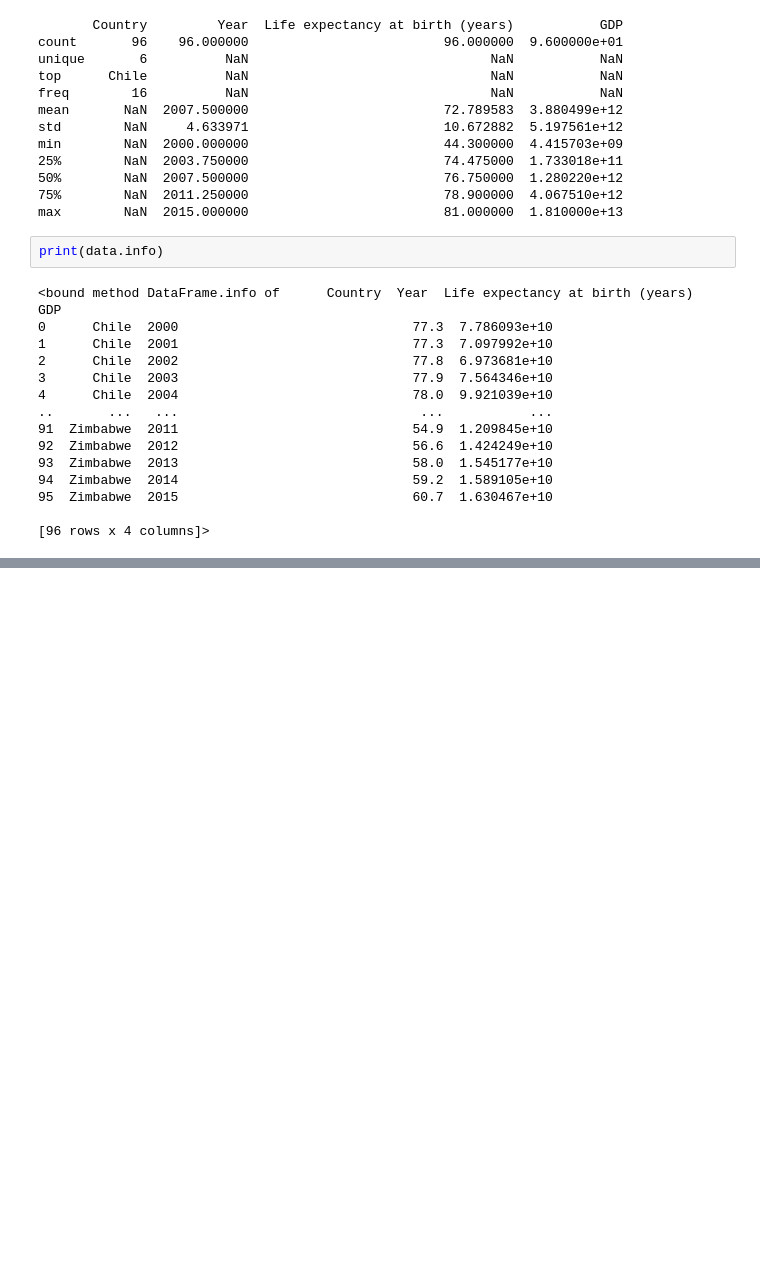
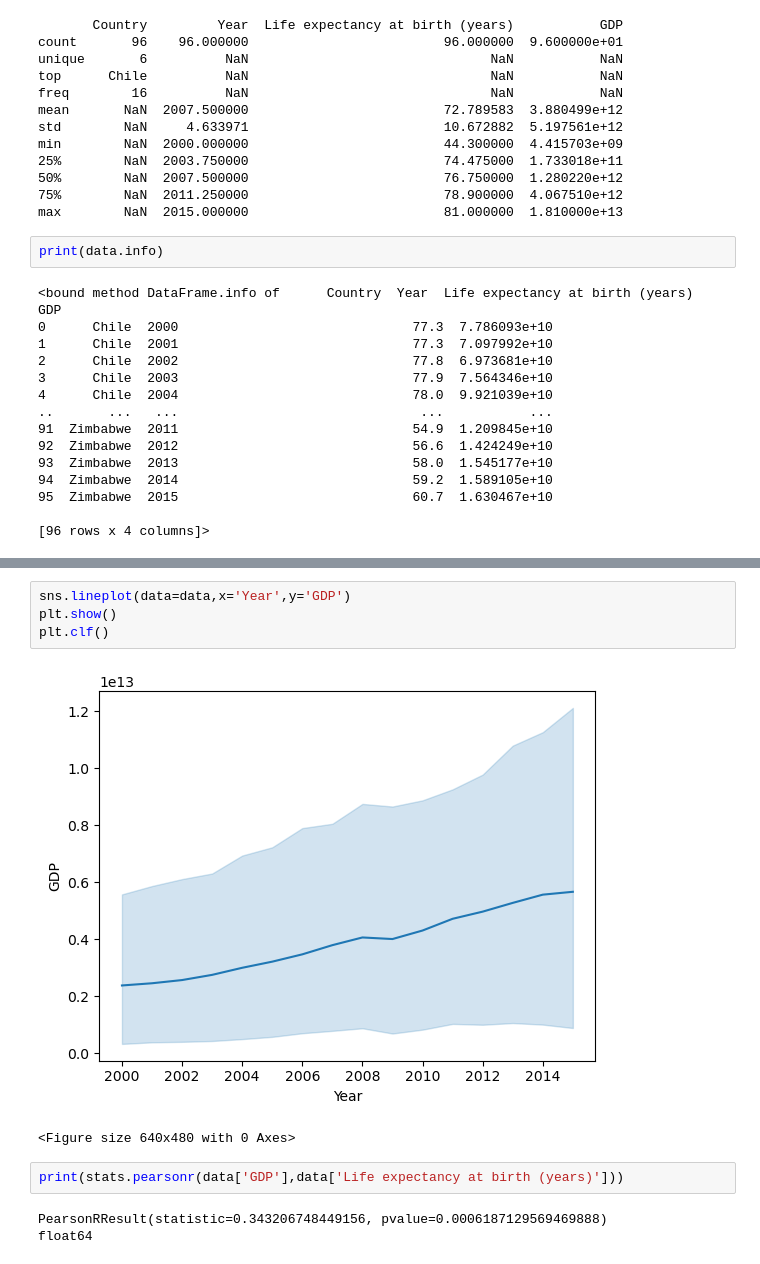
Before and after one commit to NguyenDoCong/life_expectency, a Jupyter notebook: life_expectancy_gdp.ipynb, the cells around one changed output, grey strips where cells are left out. Cells and saved outputs as stored; diff of their text form; blank space fills up the shorter version.

```diff
--- a/life_expectancy_gdp.ipynb
+++ b/life_expectancy_gdp.ipynb
@@ -45,0 +56,12 @@ print(data.info)
+# %%
+sns.lineplot(data=data,x='Year',y='GDP')
+plt.show()
+plt.clf()
+# %% [output]
+[figure, added]
+<Figure size 640x480 with 0 Axes>
+# %%
+print(stats.pearsonr(data['GDP'],data['Life expectancy at birth (years)']))
+# %% [output]
+PearsonRResult(statistic=0.343206748449156, pvalue=0.0006187129569469888)
+float64
```
Also changed, not shown: parts of 7 cells of this notebook.
